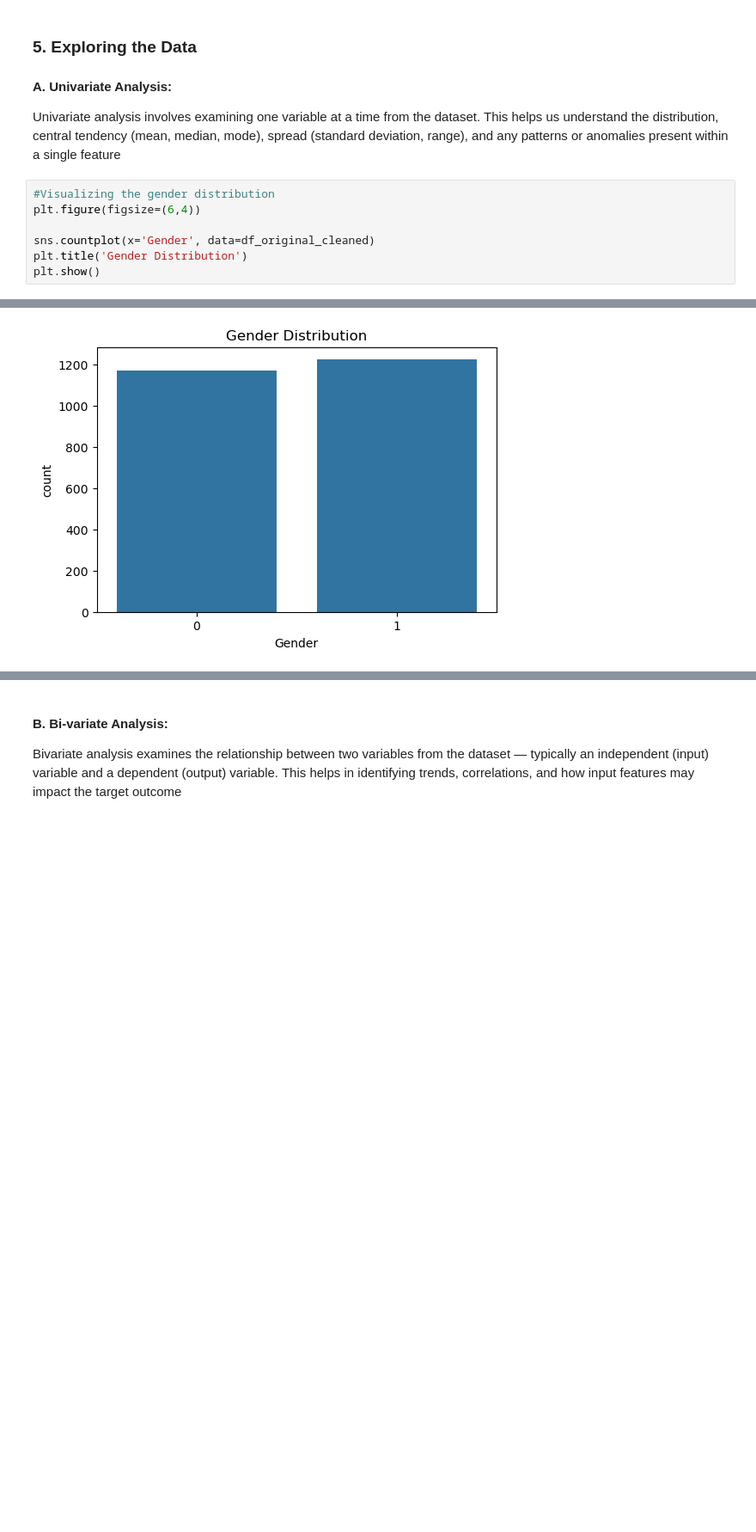
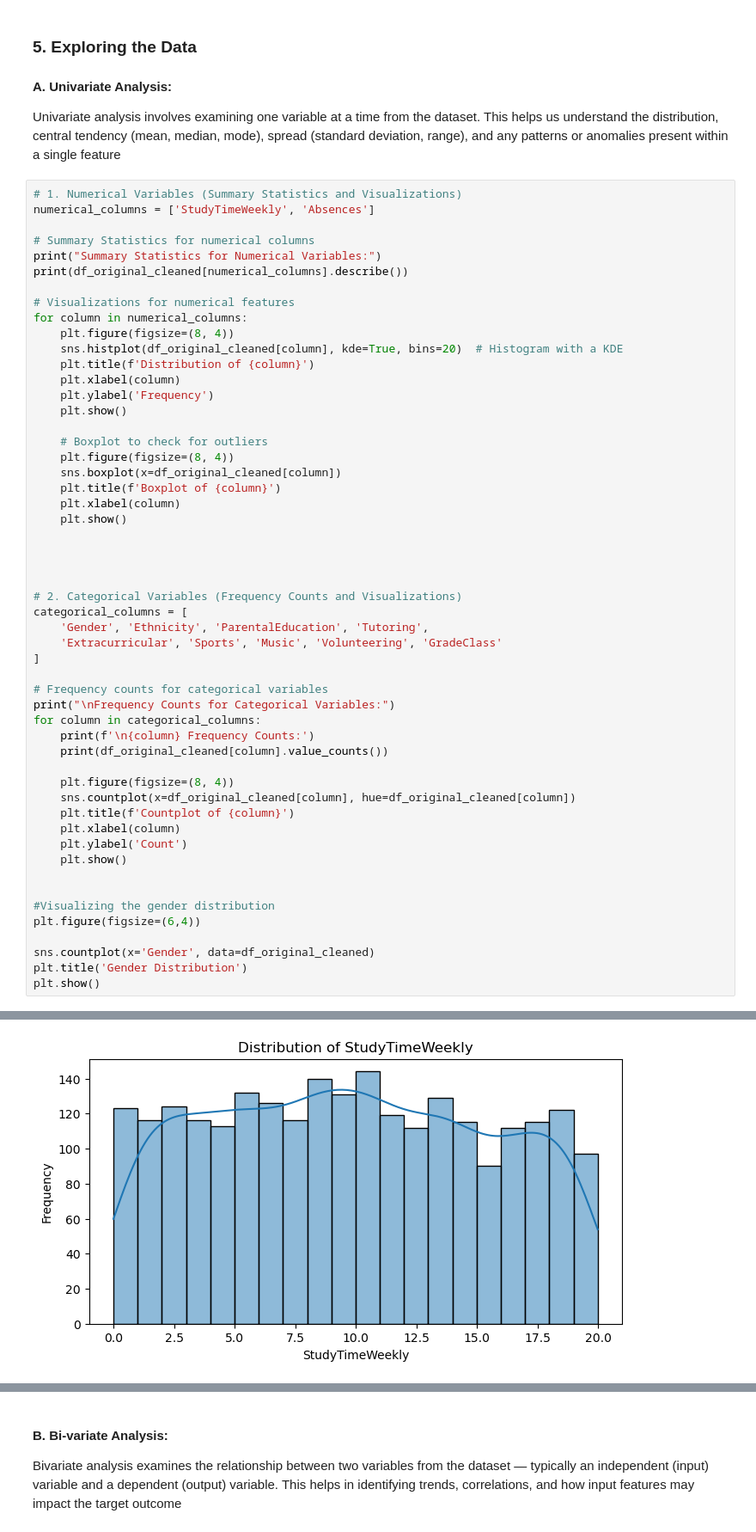
Before and after one commit to KGS577999/Guided-Project, a Jupyter notebook: notebooks/Guided_Project.ipynb, the cells around one changed output, grey strips where cells are left out. Shown at 86% size. Cells and saved outputs as stored; diff of their text form; blank space fills up the shorter version.

```diff
--- a/notebooks/Guided_Project.ipynb
+++ b/notebooks/Guided_Project.ipynb
@@ -148,6 +209,52 @@ We loaded the dataset and explored the basic structure:
 #### A. Univariate Analysis:
 Univariate analysis involves examining one variable at a time from the dataset. This helps us understand the distribution, central tendency (mean, median, mode), spread (standard deviation, range), and any patterns or anomalies present within a single feature
 # %%
+# 1. Numerical Variables (Summary Statistics and Visualizations)
+numerical_columns = ['StudyTimeWeekly', 'Absences']
+
+# Summary Statistics for numerical columns
+print("Summary Statistics for Numerical Variables:")
+print(df_original_cleaned[numerical_columns].describe())
+
+# Visualizations for numerical features
+for column in numerical_columns:
+    plt.figure(figsize=(8, 4))
+    sns.histplot(df_original_cleaned[column], kde=True, bins=20)  # Histogram with a KDE
+    plt.title(f'Distribution of {column}')
+    plt.xlabel(column)
+    plt.ylabel('Frequency')
+    plt.show()
+
+    # Boxplot to check for outliers
+    plt.figure(figsize=(8, 4))
+    sns.boxplot(x=df_original_cleaned[column])
+    plt.title(f'Boxplot of {column}')
+    plt.xlabel(column)
+    plt.show()
+
+
+
+
+# 2. Categorical Variables (Frequency Counts and Visualizations)
+categorical_columns = [
+    'Gender', 'Ethnicity', 'ParentalEducation', 'Tutoring',
+    'Extracurricular', 'Sports', 'Music', 'Volunteering', 'GradeClass'
+]
+
+# Frequency counts for categorical variables
+print("\nFrequency Counts for Categorical Variables:")
+for column in categorical_columns:
+    print(f'\n{column} Frequency Counts:')
+    print(df_original_cleaned[column].value_counts())
+
+    plt.figure(figsize=(8, 4))
+    sns.countplot(x=df_original_cleaned[column], hue=df_original_cleaned[column])
+    plt.title(f'Countplot of {column}')
+    plt.xlabel(column)
+    plt.ylabel('Count')
+    plt.show()
+
+
 #Visualizing the gender distribution
 plt.figure(figsize=(6,4))
 
@@ -158 +275 @@ plt.show()
-[figure, old version]
+[figure, new version]
```
Also changed, not shown: parts of 9 cells of this notebook.
